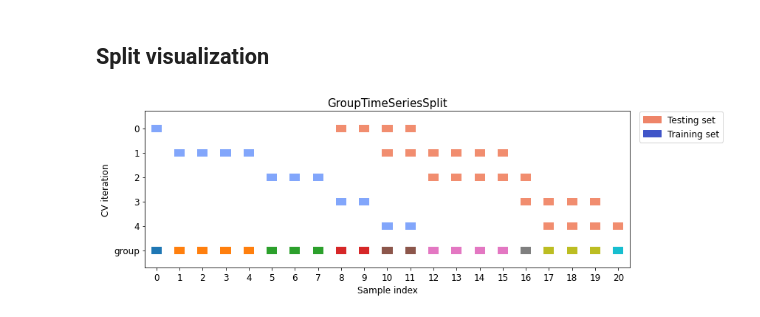
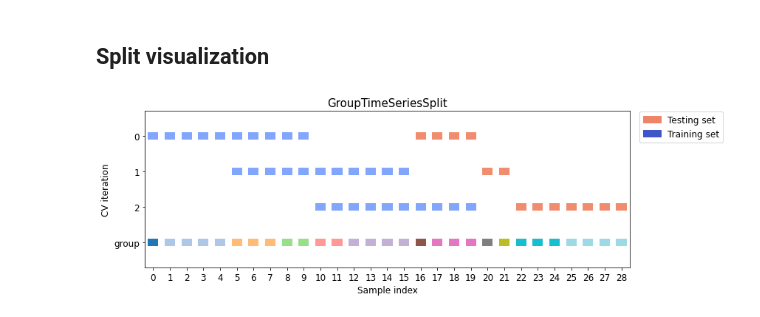
Before and after one commit to labdmitriy/ml-lab, a Jupyter notebook: notebooks/GroupTimeSeriesSplit.ipynb, the cells around one changed output. Cells and saved outputs as stored; diff of their text form; code cells hidden in the pictures.

Commit message:
Fix split visualization colormap

```diff
--- a/notebooks/GroupTimeSeriesSplit.ipynb
+++ b/notebooks/GroupTimeSeriesSplit.ipynb
@@ -511,9 +509,9 @@ def plot_cv_indices(cv, X, y, groups, ax, n_splits, cmap_data, cmap_cv, lw=10):
             vmax=1.4,
             s=marker_size
         )
-
     ax.scatter(
-        range(len(X)), [split_idx + 1.5] * len(X), c=groups, marker="_", lw=lw,
+        range(len(X)), [split_idx + 1.5] * len(X),
+        c=groups, marker="_", lw=lw,
         cmap=cmap_data, s=marker_size
     )
 
@@ -544,17 +542,18 @@ def plot_cv_indices(cv, X, y, groups, ax, n_splits, cmap_data, cmap_cv, lw=10):
 # %%
 cv_args = {
     'test_size': 2,
-    'train_size': 1,
-    'n_splits': 5,
-    'shift_size': 1,
-    'gap': 2
+    'train_size': 4,
+    'n_splits': 3,
+    'shift_size': 2,
+    'gap': 2,
+    'window': 'rolling'
 }
 cv = GroupTimeSeriesSplit(**cv_args)
 
 fig, axes = plt.subplots(figsize=(12, 4))
-cmap_data = plt.cm.tab10
+cmap_data = plt.cm.tab20
 cmap_cv = plt.cm.coolwarm
-plot_cv_indices(cv, X_train, y_train, groups_train, axes, cv_args['n_splits'],
+plot_cv_indices(cv, X, y, groups, axes, cv_args['n_splits'],
                 cmap_data, cmap_cv)
 # %% [output]
-[figure, old version]
+[figure, new version]
```
Also changed, not shown: parts of 1 cell of this notebook.
